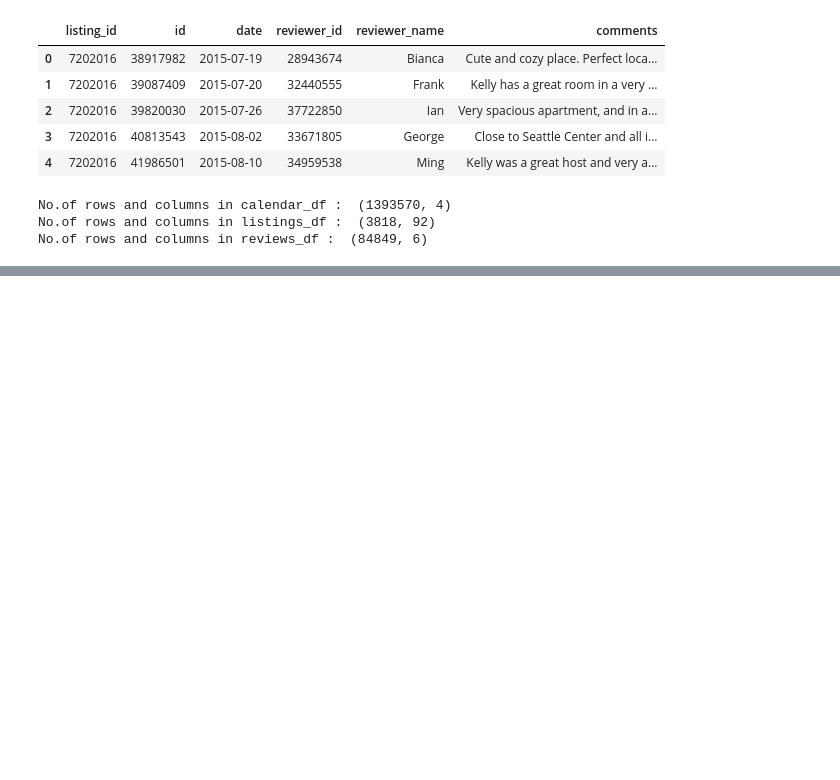
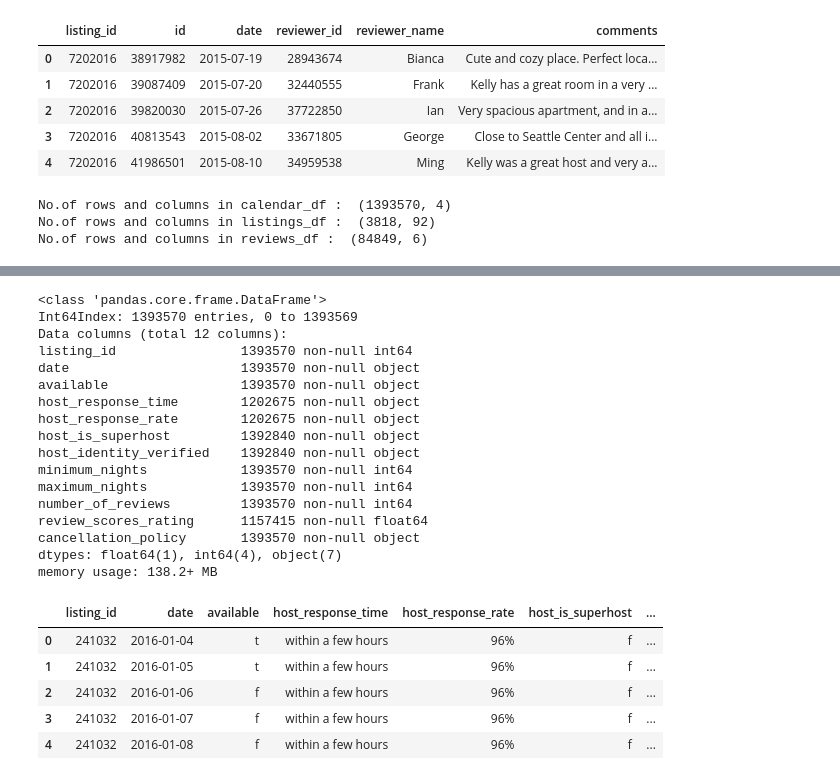
Before and after one commit to tamerfarag/Airbnb-seattle, a Jupyter notebook: Airbnb.ipynb, the cells around one changed output, grey strips where cells are left out. Cells and saved outputs as stored; diff of their text form; code cells hidden in the pictures; blank space fills up the shorter version.

```diff
--- a/Airbnb.ipynb
+++ b/Airbnb.ipynb
@@ -213,0 +184,3 @@ Name: available, dtype: int64
+# %%
+# Chosen features from listings dataset
+minimized_listings_df = listings_df[['id', 'host_response_time', 'host_response_rate', 'host_is_superhost', 'host_identity_verified', 'minimum_nights', 'maximum_nights', 'number_of_reviews', 'review_scores_rating', 'cancellation_policy']]
@@ -213,0 +212,31 @@ Name: available, dtype: int64
+# %%
+# merge listings dataset with calendar dataset
+
+minimized_listings_df = minimized_listings_df.rename(index=str, columns={"id": "listing_id"})
+working_listings_df = pd.merge(calendar_df[['listing_id', 'date', 'available']], minimized_listings_df, on = 'listing_id')
+working_listings_df.info()
+working_listings_df.head()
+# %% [output]
+<class 'pandas.core.frame.DataFrame'>
+Int64Index: 1393570 entries, 0 to 1393569
+Data columns (total 12 columns):
+listing_id                1393570 non-null int64
+date                      1393570 non-null object
+available                 1393570 non-null object
+host_response_time        1202675 non-null object
+host_response_rate        1202675 non-null object
+host_is_superhost         1392840 non-null object
+host_identity_verified    1392840 non-null object
+minimum_nights            1393570 non-null int64
+maximum_nights            1393570 non-null int64
+number_of_reviews         1393570 non-null int64
+review_scores_rating      1157415 non-null float64
+cancellation_policy       1393570 non-null object
+dtypes: float64(1), int64(4), object(7)
+memory usage: 138.2+ MB
+|  | listing_id | date | available | host_response_time | host_response_rate | host_is_superhost | ... |
+| 0 | 241032 | 2016-01-04 | t | within a few hours | 96% | f | ... |
+| 1 | 241032 | 2016-01-05 | t | within a few hours | 96% | f | ... |
+| 2 | 241032 | 2016-01-06 | f | within a few hours | 96% | f | ... |
+| 3 | 241032 | 2016-01-07 | f | within a few hours | 96% | f | ... |
+| 4 | 241032 | 2016-01-08 | f | within a few hours | 96% | f | ... |
```
Also changed, not shown: parts of 45 cells of this notebook, 1 other file.
